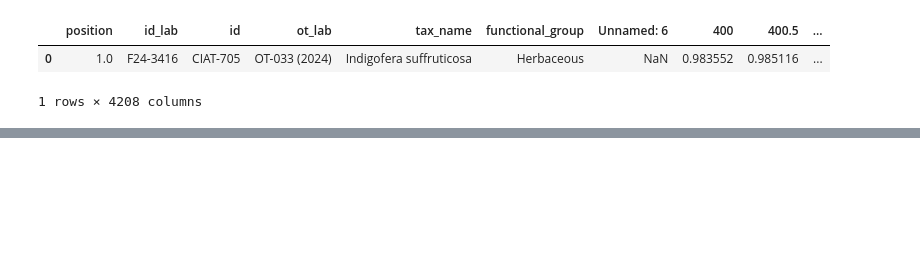
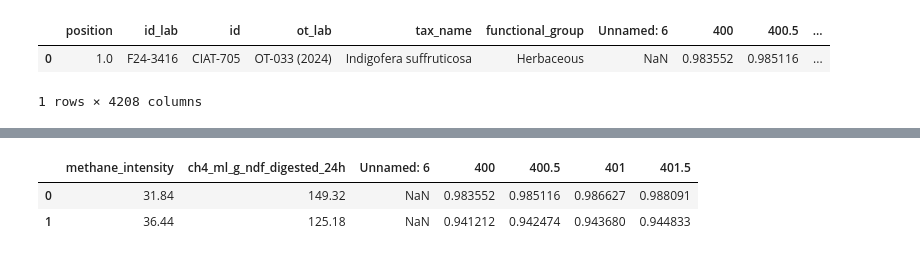
Before and after one commit to maurope/lmf, a Jupyter notebook: notebooks/2026/2026_05_22_data_delivery.ipynb, the cells around one changed output, grey strips where cells are left out. Drawn from its saved outputs; the diff is of its cells as text; code cells hidden in the pictures; blank space fills up the shorter version.

```diff
--- a/notebooks/2026/2026_05_22_data_delivery.ipynb
+++ b/notebooks/2026/2026_05_22_data_delivery.ipynb
@@ -1055,0 +1062,6 @@ leg_traits_nirs lenght: 0
+# %%
+legumes_traits_nirs.iloc[:2, 18:25]
+# %% [output]
+|  | methane_intensity | ch4_ml_g_ndf_digested_24h | Unnamed: 6 | 400 | 400.5 | 401 | 401.5 |
+| 0 | 31.84 | 149.32 | NaN | 0.983552 | 0.985116 | 0.986627 | 0.988091 |
+| 1 | 36.44 | 125.18 | NaN | 0.941212 | 0.942474 | 0.943680 | 0.944833 |
```
Also changed, not shown: parts of 11 cells of this notebook, 3 other files.
